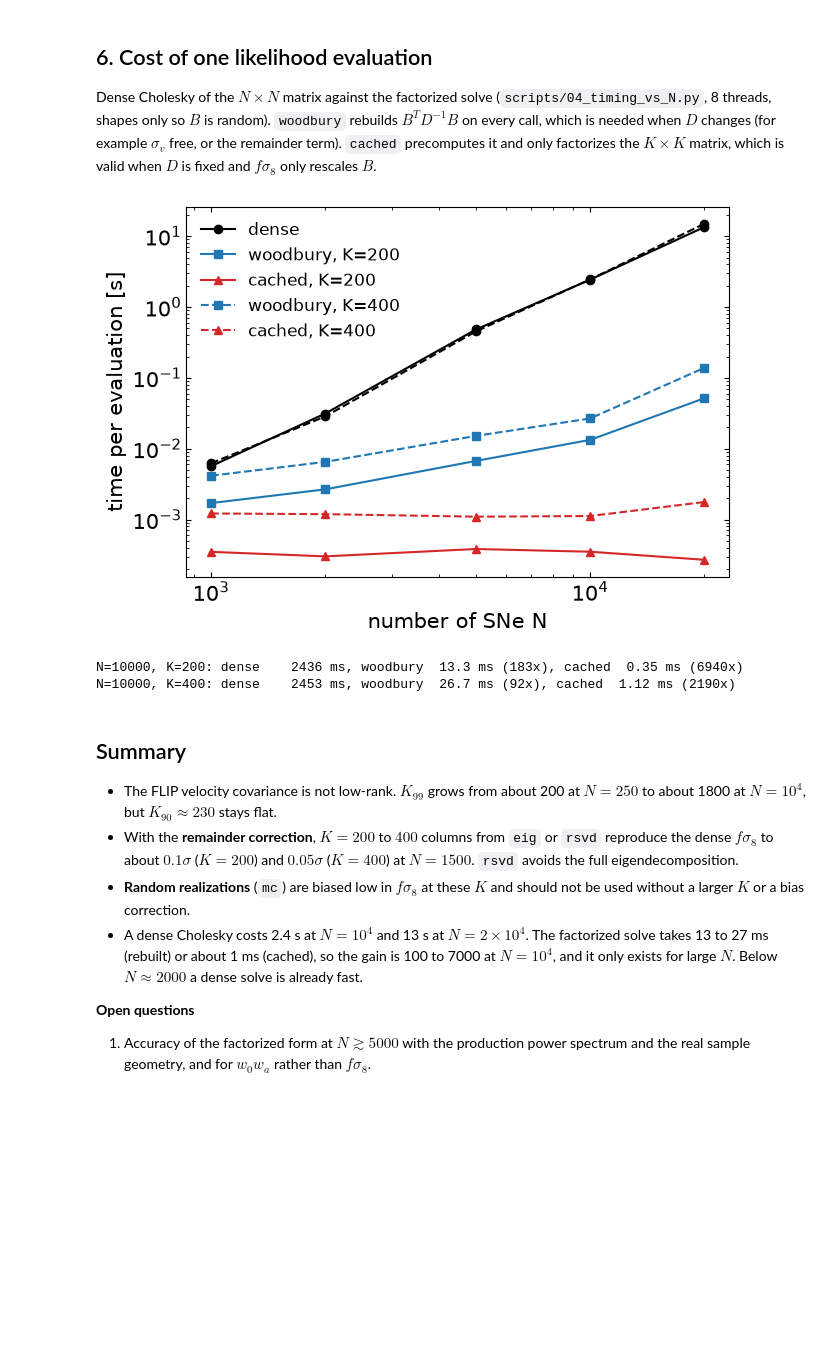
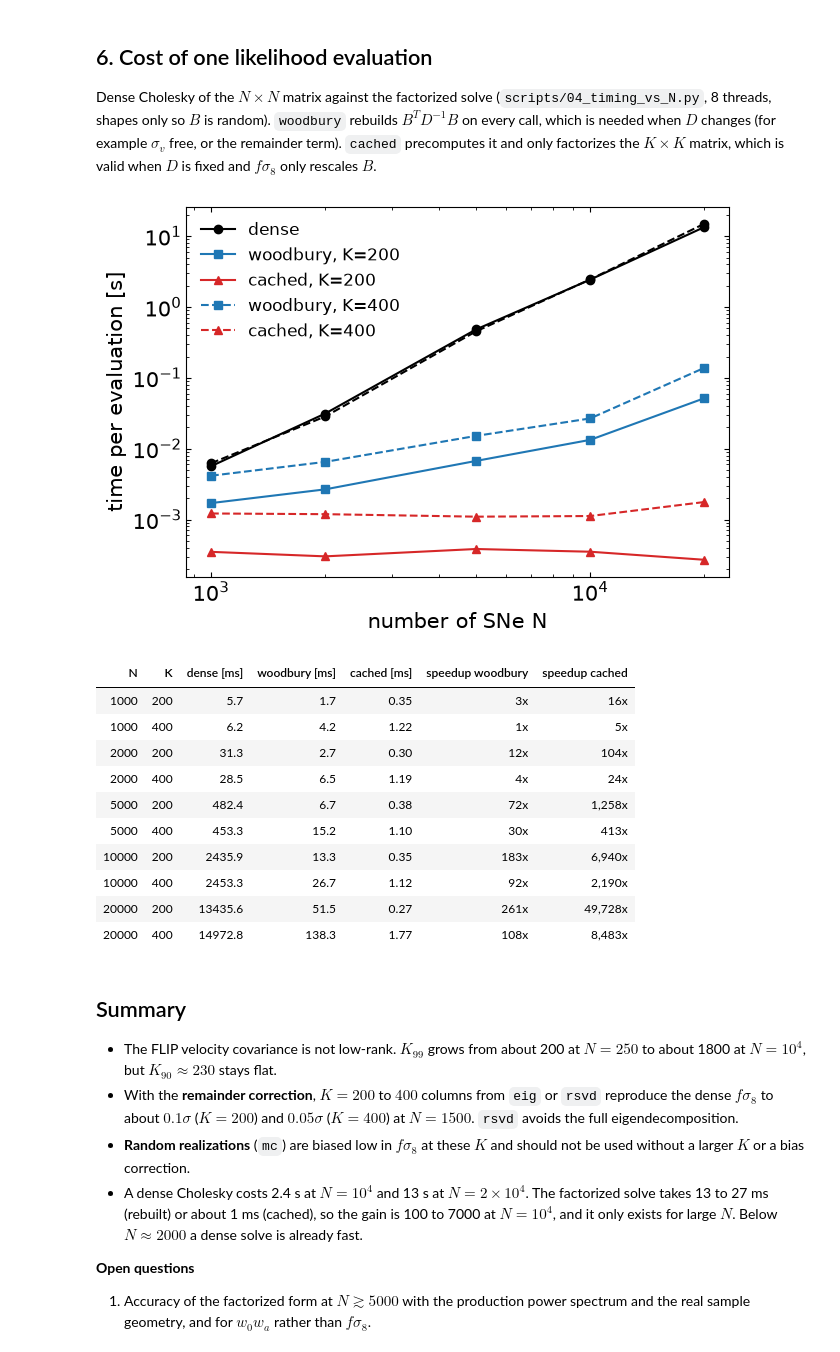
Before and after one commit to am610/vpec-cov-flip, a Jupyter notebook: notebooks/vpec_cov_flip_woodbury.ipynb, the cells around one changed output. Cells and saved outputs as stored; diff of their text form; code cells hidden in the pictures; blank space fills up the shorter version.

Commit message:
Notebook: add full timing table
Co-Authored-By: Claude Sonnet 5.5 <noreply@anthropic.com>

```diff
--- a/notebooks/vpec_cov_flip_woodbury.ipynb
+++ b/notebooks/vpec_cov_flip_woodbury.ipynb
@@ -225,14 +225,27 @@ for k, ls in ((200, "-"), (400, "--")):
     ax.loglog(s[:, 0], s[:, 4], ls, marker="^", color="C3", label=f"cached, K={k}")
 ax.set_xlabel("number of SNe N"); ax.set_ylabel("time per evaluation [s]")
 ax.legend(frameon=False, fontsize=12); plt.show()
-s = t[t[:, 0] == 10000]
-for row in s:
-    print(f"N=10000, K={int(row[1])}: dense {row[2]*1e3:7.0f} ms, woodbury {row[3]*1e3:5.1f} ms ({row[2]/row[3]:.0f}x), "
-          f"cached {row[4]*1e3:5.2f} ms ({row[2]/row[4]:.0f}x)")
 # %% [output]
 [figure]
-N=10000, K=200: dense    2436 ms, woodbury  13.3 ms (183x), cached  0.35 ms (6940x)
-N=10000, K=400: dense    2453 ms, woodbury  26.7 ms (92x), cached  1.12 ms (2190x)
+# %%
+import pandas as pd
+tab = pd.DataFrame({"N": t[:, 0].astype(int), "K": t[:, 1].astype(int),
+                    "dense [ms]": t[:, 2] * 1e3, "woodbury [ms]": t[:, 3] * 1e3, "cached [ms]": t[:, 4] * 1e3,
+                    "speedup woodbury": t[:, 2] / t[:, 3], "speedup cached": t[:, 2] / t[:, 4]})
+tab.style.hide(axis="index").format({"dense [ms]": "{:.1f}", "woodbury [ms]": "{:.1f}", "cached [ms]": "{:.2f}",
+                                     "speedup woodbury": "{:.0f}x", "speedup cached": "{:,.0f}x"})
+# %% [output]
+| N | K | dense [ms] | woodbury [ms] | cached [ms] | speedup woodbury | speedup cached |
+| 1000 | 200 | 5.7 | 1.7 | 0.35 | 3x | 16x |
+| 1000 | 400 | 6.2 | 4.2 | 1.22 | 1x | 5x |
+| 2000 | 200 | 31.3 | 2.7 | 0.30 | 12x | 104x |
+| 2000 | 400 | 28.5 | 6.5 | 1.19 | 4x | 24x |
+| 5000 | 200 | 482.4 | 6.7 | 0.38 | 72x | 1,258x |
+| 5000 | 400 | 453.3 | 15.2 | 1.10 | 30x | 413x |
+| 10000 | 200 | 2435.9 | 13.3 | 0.35 | 183x | 6,940x |
+| 10000 | 400 | 2453.3 | 26.7 | 1.12 | 92x | 2,190x |
+| 20000 | 200 | 13435.6 | 51.5 | 0.27 | 261x | 49,728x |
+| 20000 | 400 | 14972.8 | 138.3 | 1.77 | 108x | 8,483x |
 # %% [markdown]
 ## Summary
 
```
